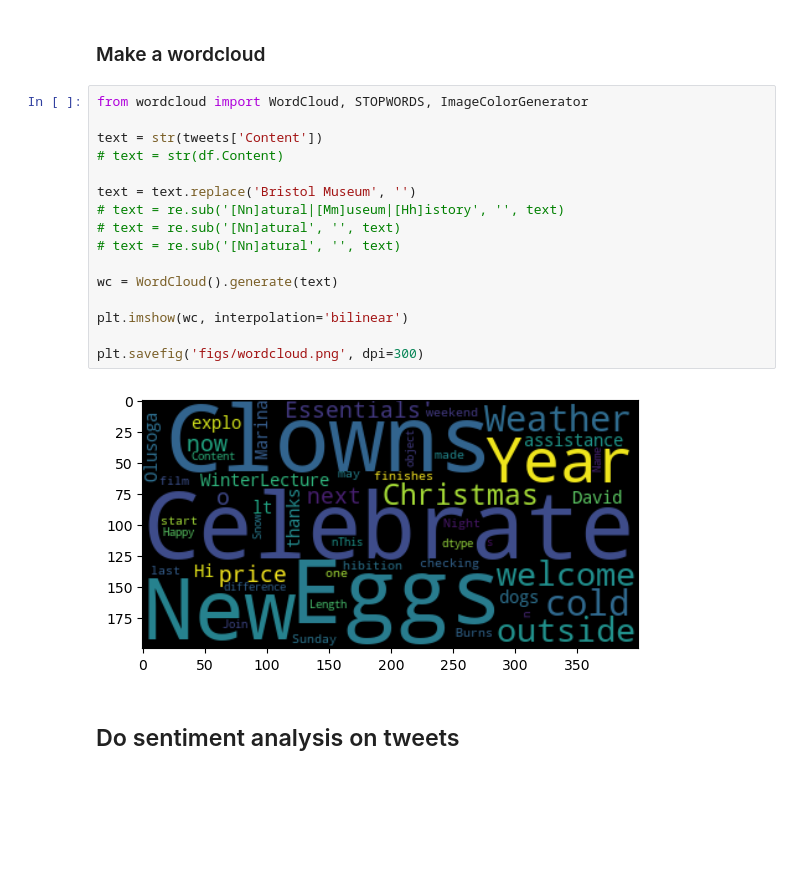
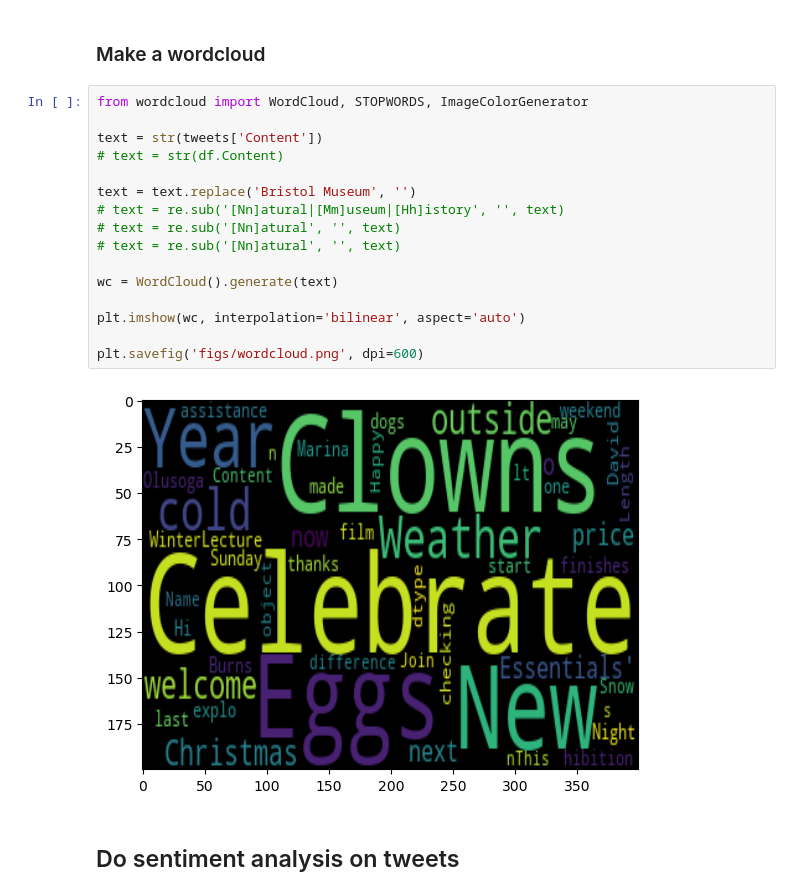
Before and after one commit to celiason/museum-visitor-model, a Jupyter notebook: sentiment.ipynb, the cells around one changed output. Saved outputs shown, nothing was run; the diff lists cells and outputs as text; blank space fills up the shorter version.

```diff
--- a/sentiment.ipynb
+++ b/sentiment.ipynb
@@ -39,21 +39,21 @@ There are 6281 observations and 15 features in this dataset.
 # %%
 from wordcloud import WordCloud, STOPWORDS, ImageColorGenerator
 
 text = str(tweets['Content'])
 # text = str(df.Content)
 
 text = text.replace('Bristol Museum', '')
 # text = re.sub('[Nn]atural|[Mm]useum|[Hh]istory', '', text)
 # text = re.sub('[Nn]atural', '', text)
 # text = re.sub('[Nn]atural', '', text)
 
 wc = WordCloud().generate(text)
 
-plt.imshow(wc, interpolation='bilinear')
+plt.imshow(wc, interpolation='bilinear', aspect='auto')
 
-plt.savefig('figs/wordcloud.png', dpi=300)
+plt.savefig('figs/wordcloud.png', dpi=600)
 # %% [output]
-[figure, old version]
+[figure, new version]
 # %% [markdown]
 ## Do sentiment analysis on tweets
 # %%
```
Also changed, not shown: parts of 1 cell of this notebook, 1 other file.
